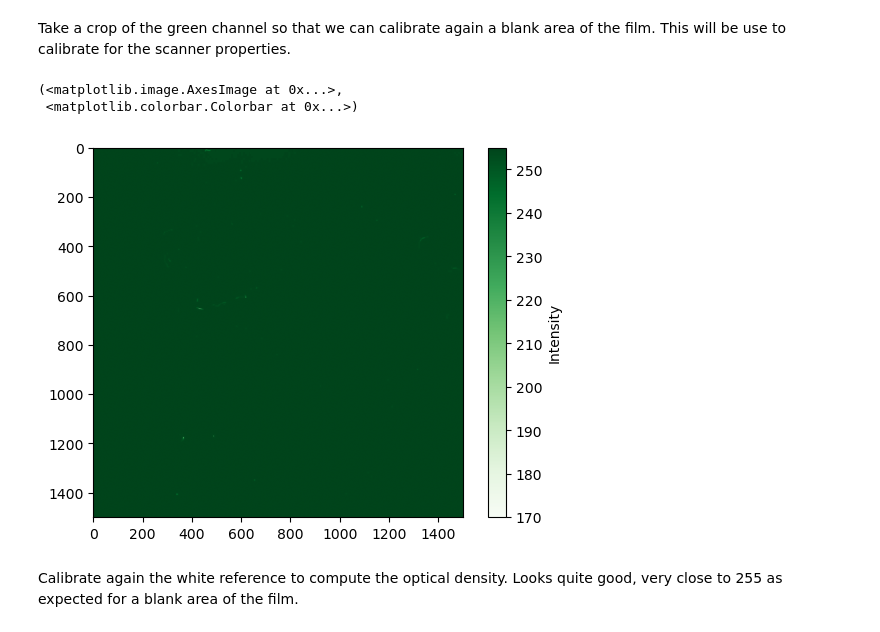
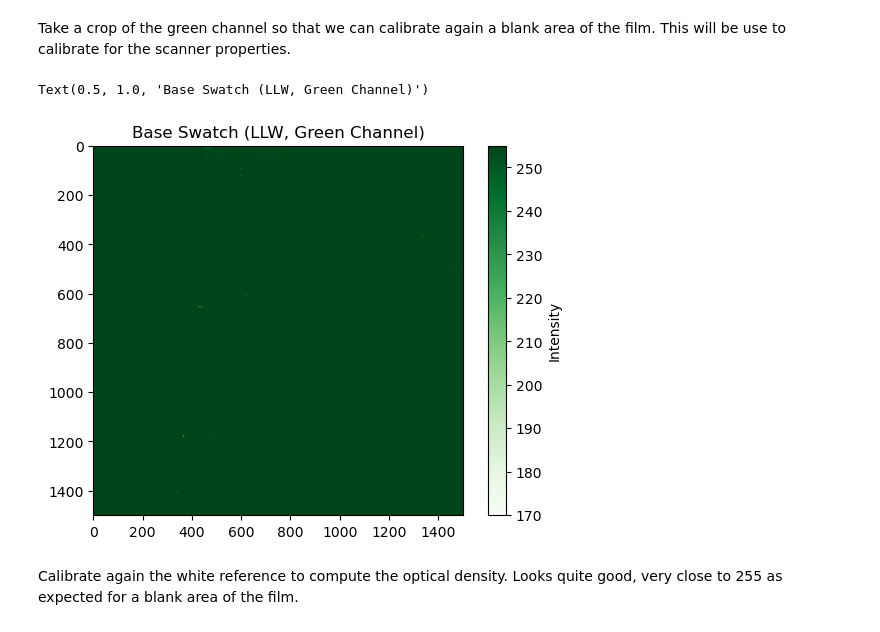
Before and after one commit to nparaskevas/pressure-film-calibration, a Jupyter notebook: prescale-example.ipynb, the cells around one changed output. Cells and saved outputs as stored; diff of their text form; code cells hidden in the pictures.

```diff
--- a/prescale-example.ipynb
+++ b/prescale-example.ipynb
@@ -98,10 +145,10 @@ Take a crop of the green channel so that we can calibrate again a blank area of
 # %%
 base_swatch = llw_tif[500:2000,:1500, 1]  # Green channel crop for calibration
 plt.imshow(base_swatch, cmap='Greens'), plt.colorbar(label='Intensity')
+plt.title('Base Swatch (LLW, Green Channel)')
 # %% [output]
-(<matplotlib.image.AxesImage at 0x...>,
- <matplotlib.colorbar.Colorbar at 0x...>)
+Text(0.5, 1.0, 'Base Swatch (LLW, Green Channel)')
-[figure, old version]
+[figure, new version]
 # %% [markdown]
 Calibrate again the white reference to compute the optical density. Looks quite good, very close to 255 as expected for a blank area of the film.
 # %%
```
Also changed, not shown: parts of 7 cells of this notebook, 1 other file.
